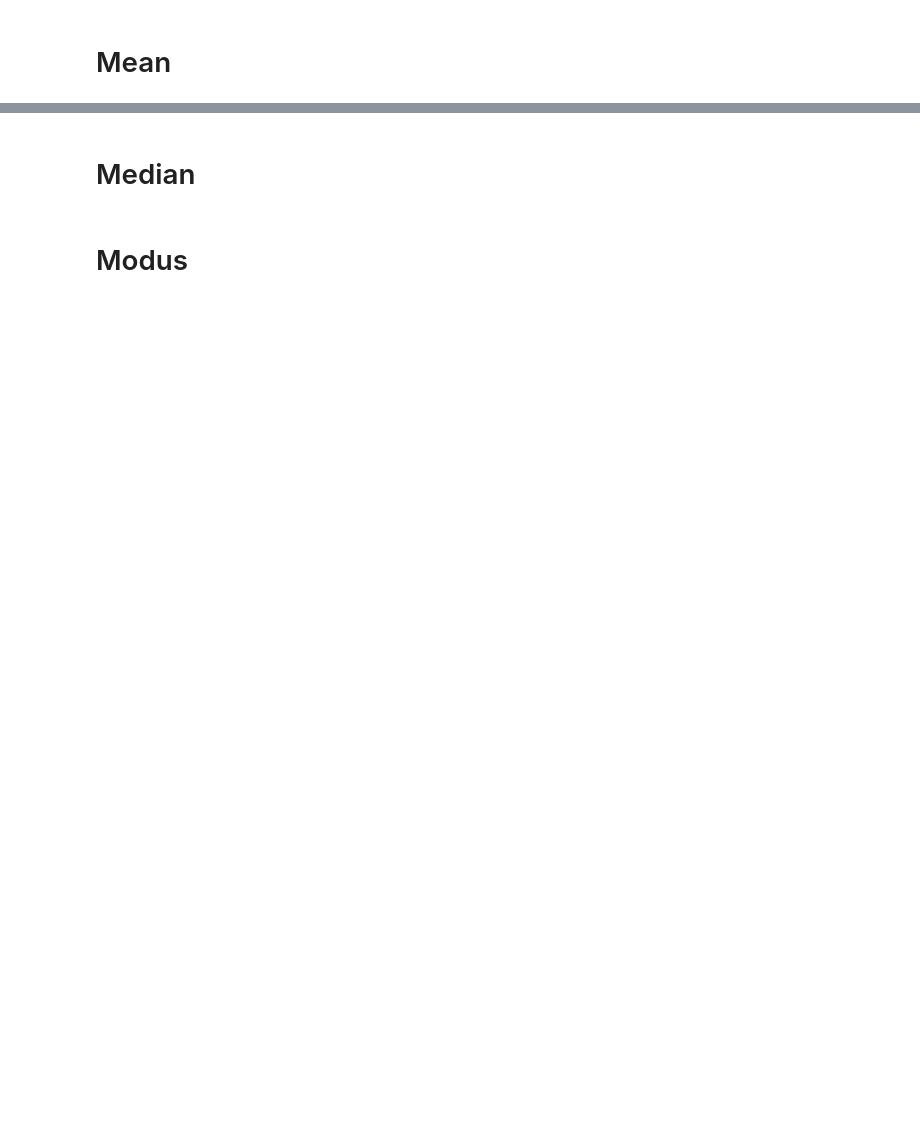
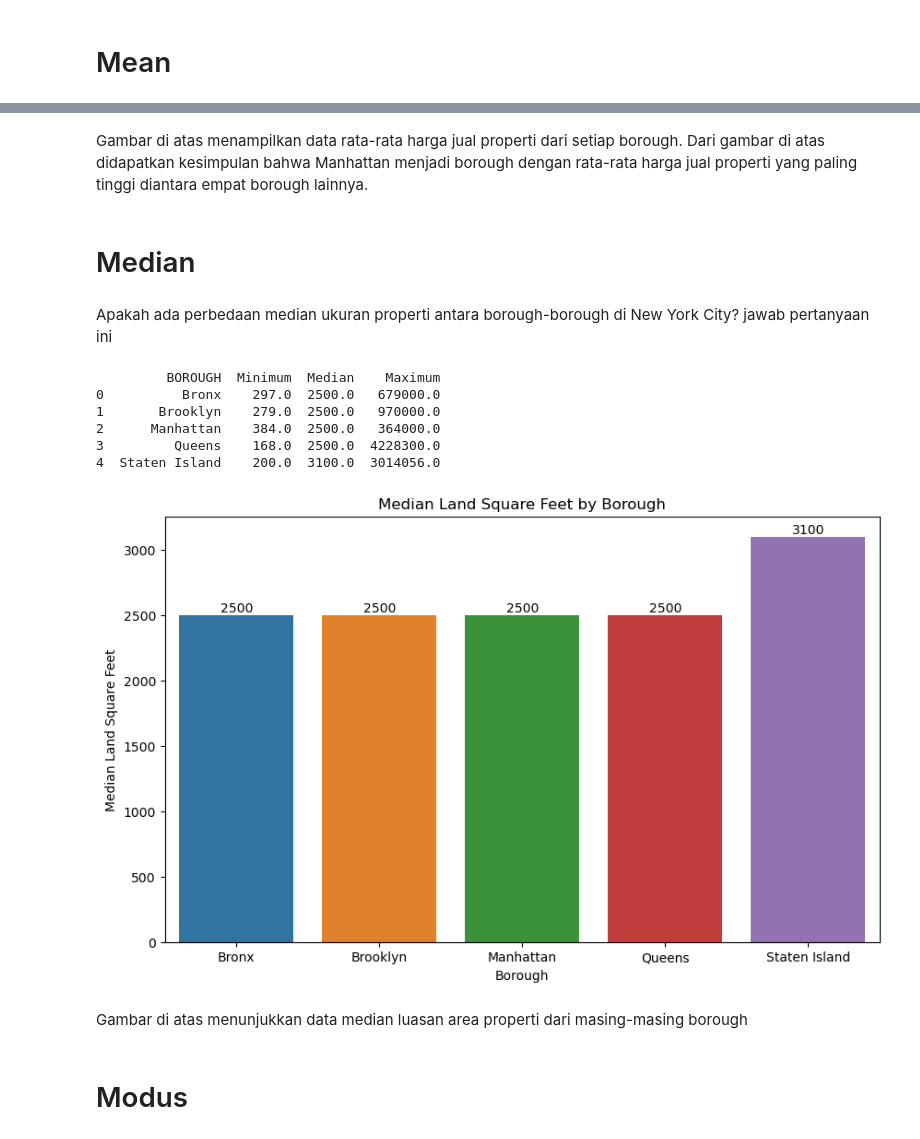
Before and after one commit to margo-waluyo/PYTN_Assgn_2_4_Setiawan-Margo-Waluyo, a Jupyter notebook: PYTN_ASSGN_2_4_Setiawan_Margo_Waluyo.ipynb, the cells around one changed output, grey strips where cells are left out. Cells and saved outputs as stored; diff of their text form; code cells hidden in the pictures; blank space fills up the shorter version.

```diff
--- a/PYTN_ASSGN_2_4_Setiawan_Margo_Waluyo.ipynb
+++ b/PYTN_ASSGN_2_4_Setiawan_Margo_Waluyo.ipynb
@@ -226,4 +292,44 @@ nyc
+# %% [markdown]
+Gambar di atas menampilkan data rata-rata harga jual properti dari setiap borough. Dari gambar di atas didapatkan kesimpulan bahwa Manhattan menjadi borough dengan rata-rata harga jual properti yang paling tinggi diantara empat borough lainnya.
 # %% [markdown]
 # Median
+# %% [markdown]
+Apakah ada perbedaan median ukuran properti antara borough-borough di New York City? jawab pertanyaan ini
+# %%
+# Menghitung median, maksimum, dan minimum LAND SQUARE FEET berdasarkan BOROUGH
+borough_stats = nyc.groupby('BOROUGH')['LAND SQUARE FEET'].agg(['min', 'median', 'max']).reset_index()
+
+# Mengganti nama kolom
+borough_stats.columns = ['BOROUGH', 'Minimum', 'Median', 'Maximum']
+
+# Menampilkan DataFrame
+print(borough_stats)
+# %% [output]
+         BOROUGH  Minimum  Median    Maximum
+0          Bronx    297.0  2500.0   679000.0
+1       Brooklyn    279.0  2500.0   970000.0
+2      Manhattan    384.0  2500.0   364000.0
+3         Queens    168.0  2500.0  4228300.0
+4  Staten Island    200.0  3100.0  3014056.0
+# %%
+median_nyc = nyc.groupby('BOROUGH')['LAND SQUARE FEET'].median().reset_index()
+
+plt.figure(figsize=(10, 6))
+ax = sns.barplot(data=median_nyc, x='BOROUGH', y='LAND SQUARE FEET')
+plt.xlabel('Borough')
+plt.ylabel('Median Land Square Feet')
+plt.title('Median Land Square Feet by Borough')
+
+# Menambahkan nilai median pada bar plot
+for p in ax.patches:
+    ax.annotate(str(int(p.get_height())),
+                (p.get_x() + p.get_width() / 2, p.get_height()),
+                ha='center', va='bottom')
+
+plt.show()
+# %% [output]
+[figure, added]
+# %% [markdown]
+Gambar di atas menunjukkan data median luasan area properti dari masing-masing borough
 # %% [markdown]
 # Modus
```
Also changed, not shown: parts of 32 cells of this notebook.
